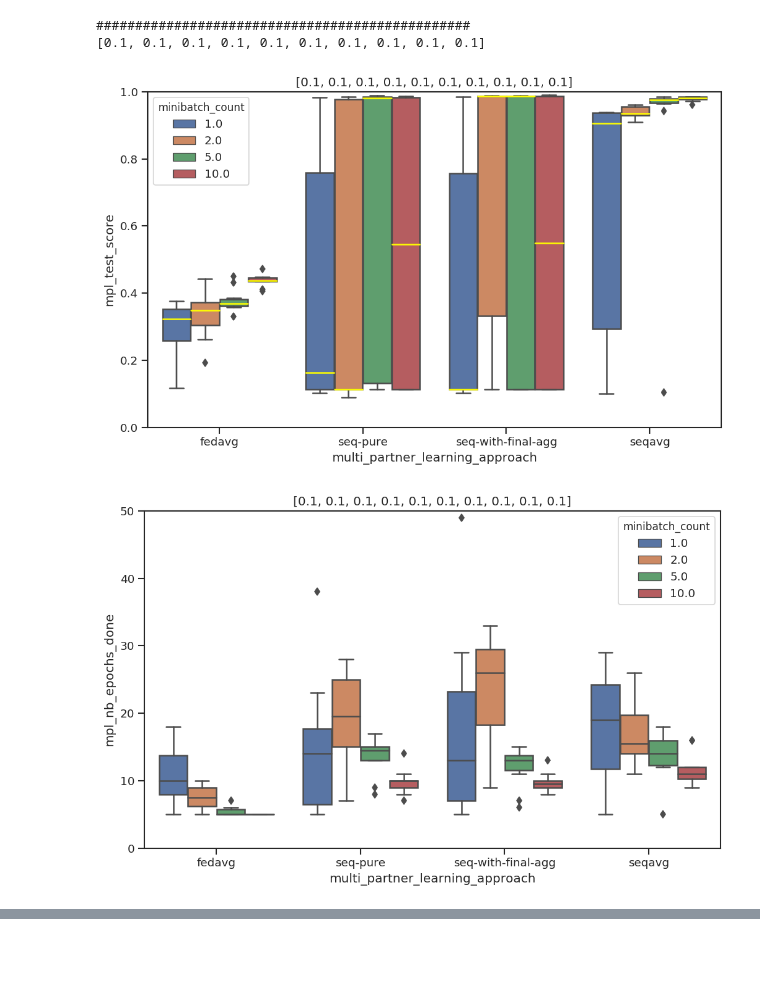
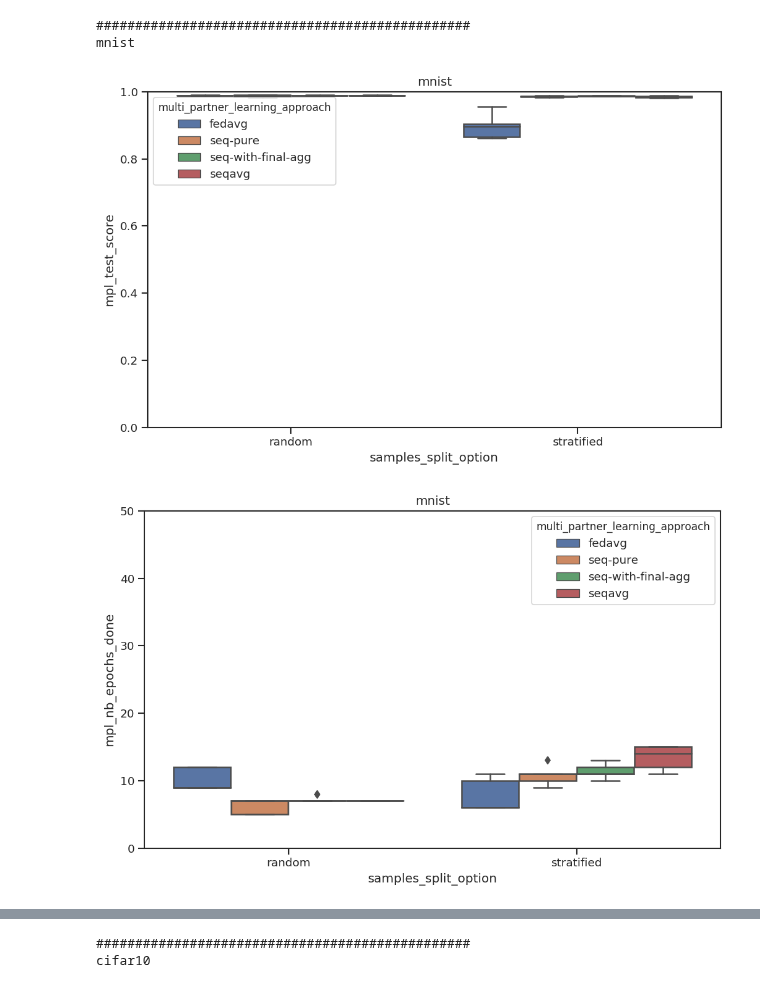
Before and after one commit to LabeliaLabs/distributed-learning-contributivity, a Jupyter notebook: notebooks/mpl.ipynb, the cells around one changed output, grey strips where cells are left out. Drawn from its saved outputs; the diff is of its cells as text; code cells hidden in the pictures; blank space fills up the shorter version.

```diff
--- a/notebooks/mpl.ipynb
+++ b/notebooks/mpl.ipynb
@@ -61,8 +64,10 @@ memory usage: 27.6+ KB
 # %%
 scenario_ids = df.scenario_id.unique()
 random_states = df.random_state.unique()
-samples_split_options = df.samples_split_option.unique()
+samples_split_option_list = df.samples_split_option.unique()
 amounts_per_partner_list = df.amounts_per_partner.unique()
+gradient_updates_per_pass_count_list = df.gradient_updates_per_pass_count.unique()
+dataset_name_list = df.dataset_name.unique()
 
 print('Random state', random_states)
 print('Scenario id', scenario_ids)
@@ -123,38 +125,40 @@ def get_x_tick_amount(df, scenario_id, partners_ids):
     return x_ticks
 # %%
 # Plot loop
-for amounts_per_partner in amounts_per_partner_list:
 
-    current_df = df[df.amounts_per_partner == amounts_per_partner]
 
+for dataset_name in dataset_name_list:
+
+    current_df = df[(df.dataset_name == dataset_name)]
+    title = dataset_name
     sns.set(style="ticks")
     #current_df.info()
     print("################################################")
-    print(amounts_per_partner)
+    print(dataset_name)
 
     plt.figure(figsize=(10, 6), dpi=120)
-    plt.title(amounts_per_partner)
-    ax = sns.boxplot(x="multi_partner_learning_approach", y="mpl_test_score", hue="minibatch_count",
-                       data=current_df, medianprops={'color':'yellow'})
+    plt.title(title)
+    ax = sns.boxplot(x="samples_split_option", y="mpl_test_score", hue="multi_partner_learning_approach",
+                       data=current_df)# medianprops={'color':'yellow'})
     plt.ylim([0, 1])
 
     plt.figure(figsize=(10, 6), dpi=120)
-    plt.title(amounts_per_partner)
-    ax = sns.boxplot(x="multi_partner_learning_approach", y="mpl_nb_epochs_done", hue="minibatch_count",
+    plt.title(title)
+    ax = sns.boxplot(x="samples_split_option", y="mpl_nb_epochs_done", hue="multi_partner_learning_approach",
                        data=current_df)
     plt.ylim([0, 50])
 
 
     ax = plt.figure(figsize=(10, 6), dpi=120)
-    plt.title(amounts_per_partner)
-    sns.boxplot(x="multi_partner_learning_approach", y="computation_time_minutes", hue="minibatch_count",
-                     data=current_df)
+    plt.title(title)
+    sns.boxplot(x="samples_split_option", y="computation_time_minutes", hue="multi_partner_learning_approach",
+                      data=current_df)
     plt.ylim(bottom=0)
 
 
     plt.show()
 # %% [output]
 ################################################
-[0.1, 0.1, 0.1, 0.1, 0.1, 0.1, 0.1, 0.1, 0.1, 0.1]
+mnist
-[figure, old version]
+[figure, new version]
-[figure, old version]
+[figure, new version]
@@ -161,0 +166,2 @@ for amounts_per_partner in amounts_per_partner_list:
+################################################
+cifar10
```
Also changed, not shown: parts of 7 cells of this notebook, 1 other file.
